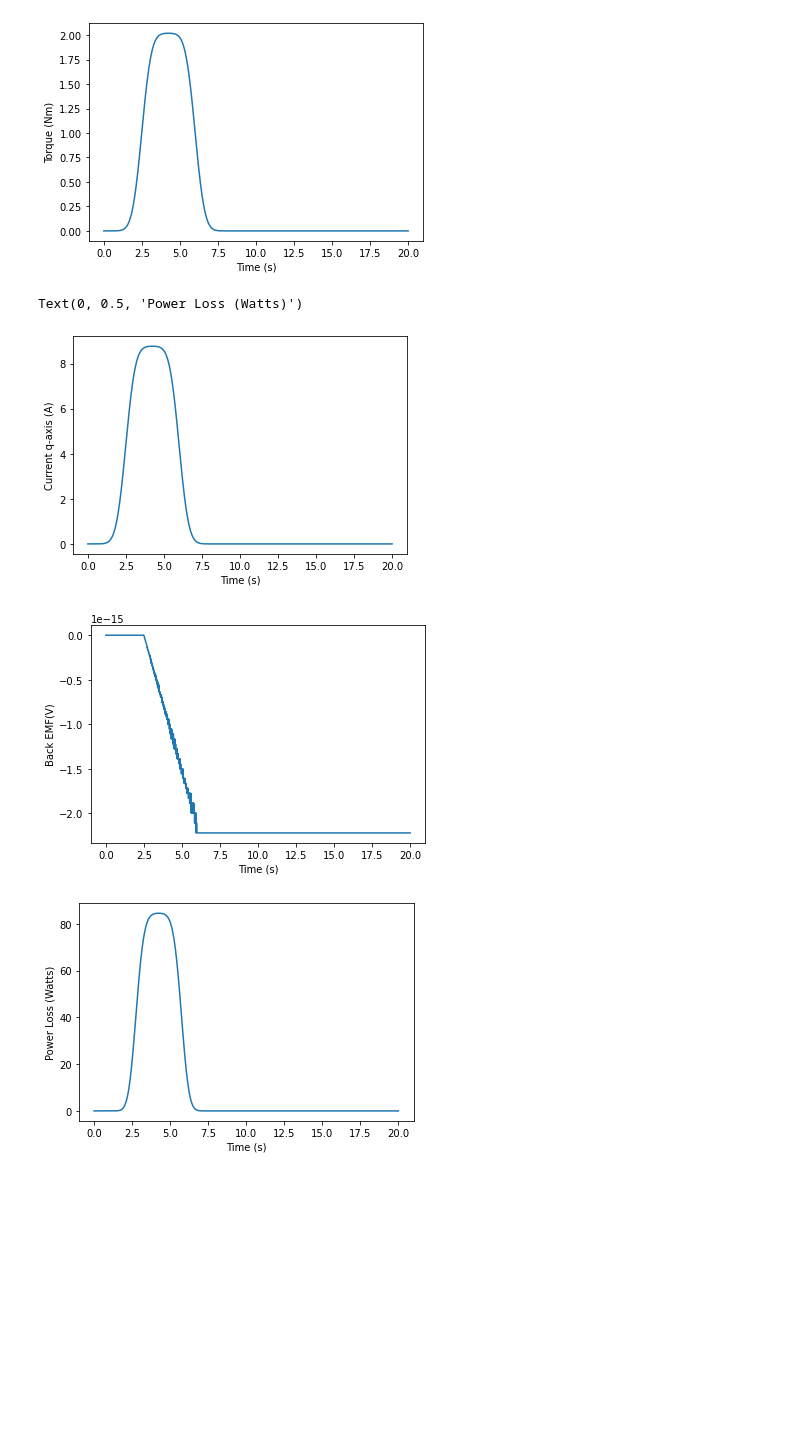
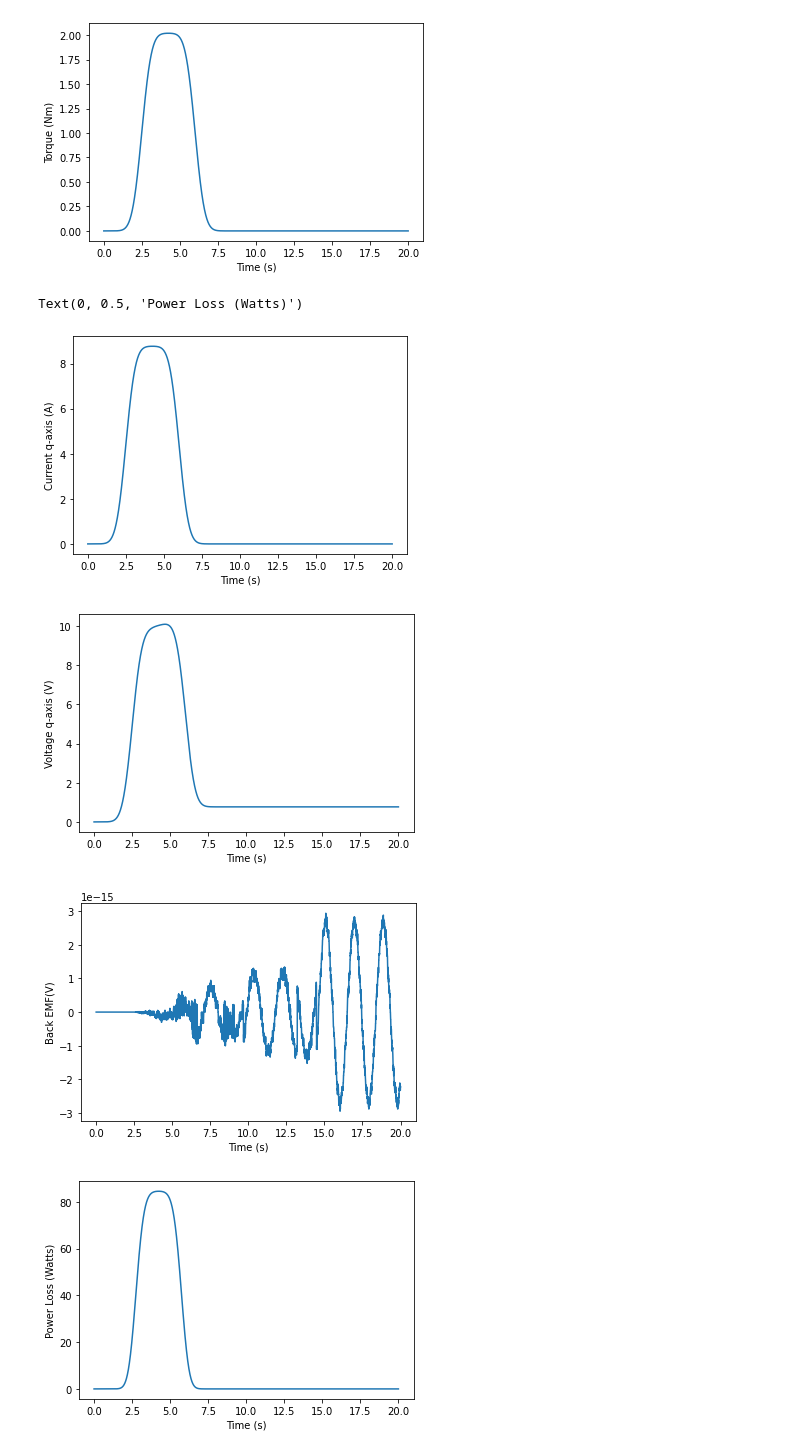
Before and after one commit to Umich-NASA-Big-Idea-Challenge/Speccing, a Jupyter notebook: Graphing.ipynb, the cells around one changed output. Drawn from its saved outputs; the diff is of its cells as text; code cells hidden in the pictures; blank space fills up the shorter version.

Commit message:
add voltage calculations

```diff
--- a/Graphing.ipynb
+++ b/Graphing.ipynb
@@ -142,9 +143,9 @@ print(total_mass)
 # Converting to angular
 angular_velocity = velocity / wheel_radius
 angular_acceleration = linear_acceleration / wheel_radius
-#angular_position = scipy.integrate.cumtrapz(angular_velocity, dx=dt)
-#np.resize(angular_position, t_length)
-#angular_position[t_length-1] = angular_position[t_length-2]
+
+angular_position = scipy.integrate.cumtrapz(angular_velocity, dx=dt)
+angular_position = np.append(angular_position, angular_position[t_length-2])
 
 plt.plot(t,angular_acceleration)
 plt.xlabel('Time(s)')
@@ -187,39 +188,59 @@ plt.ylabel('Torque (Nm)')
 Text(0, 0.5, 'Torque (Nm)')
 [figure]
 # %%
+# Motor Specifications
 Kv = 55
 Kt = .188 # Warning: given in bus reference frame, unsure how to convert
 R_phi = 1.1
-
-Kt_phi_bar = Kt ## QUESTION: IS THIS THE SAME ##
+L = .9e-3 # Warning: given in phase reference frame, unsure how to convert to Le, treating as line to line
 
 
-#Kb_phi_a = -Kt_phi_bar * np.sin(angular_position)
-#Kb_phi_b = -Kt_phi_bar * np.sin(angular_position - (2 * math.pi / 3))
-#Kb_phi_c = -Kt_phi_bar * np.sin(angular_position + (2 * math.pi / 3))
-#backEMF = Kb_phi_a * angular_velocity + Kb_phi_b * angular_velocity + Kb_phi_c * angular_velocity
+# Reference Fram Conversions
+L_e = (3/2) * L
+Kt_phi_bar = Kt ## QUESTION: IS THIS THE SAME ##
+Kt_q = math.sqrt(3/2) * Kt_phi_bar
+Kb_q = Kt_q
 
+
+#Back EMF Calculation
+Kb_phi_a = -Kt_phi_bar * np.sin(angular_position)
+Kb_phi_b = -Kt_phi_bar * np.sin(angular_position - (2 * math.pi / 3))
+Kb_phi_c = -Kt_phi_bar * np.sin(angular_position + (2 * math.pi / 3))
+backEMF = Kb_phi_a * angular_velocity + Kb_phi_b * angular_velocity + Kb_phi_c * angular_velocity
+
+# q-axis Current
 I_phi_bar = (2/3) * motor_torque / Kt_phi_bar
+I_q = math.sqrt(3/2) * I_phi_bar
 
-I_q = math.sqrt(3/2) * I_phi_bar
+# Power Loss (Heat Flux)
 power_loss = I_q * I_q * R_phi
+
+# q-axis Voltage
+I_q_dot = np.gradient(I_q, dt)
+V_q = R_phi * I_q + Kb_q * angular_velocity + L_e * I_q_dot
 
 plt.figure()
 plt.plot(t,I_q)
 plt.xlabel('Time (s)')
 plt.ylabel('Current q-axis (A)')
 
 plt.figure()
-plt.plot(t,backEMF)
+plt.plot(t, V_q)
+plt.xlabel('Time (s)')
+plt.ylabel('Voltage q-axis (V)')
+
+plt.figure()
+plt.plot(t, backEMF)
 plt.xlabel('Time (s)')
 plt.ylabel('Back EMF(V)')
 
 plt.figure()
 plt.plot(t, power_loss)
 plt.xlabel('Time (s)')
 plt.ylabel('Power Loss (Watts)')
 # %% [output]
 Text(0, 0.5, 'Power Loss (Watts)')
 [figure]
-[figure, old version]
+[figure, new version]
-[figure, old version]
+[figure, new version]
+[figure, added]
```
Also changed, not shown: parts of 3 cells of this notebook.
